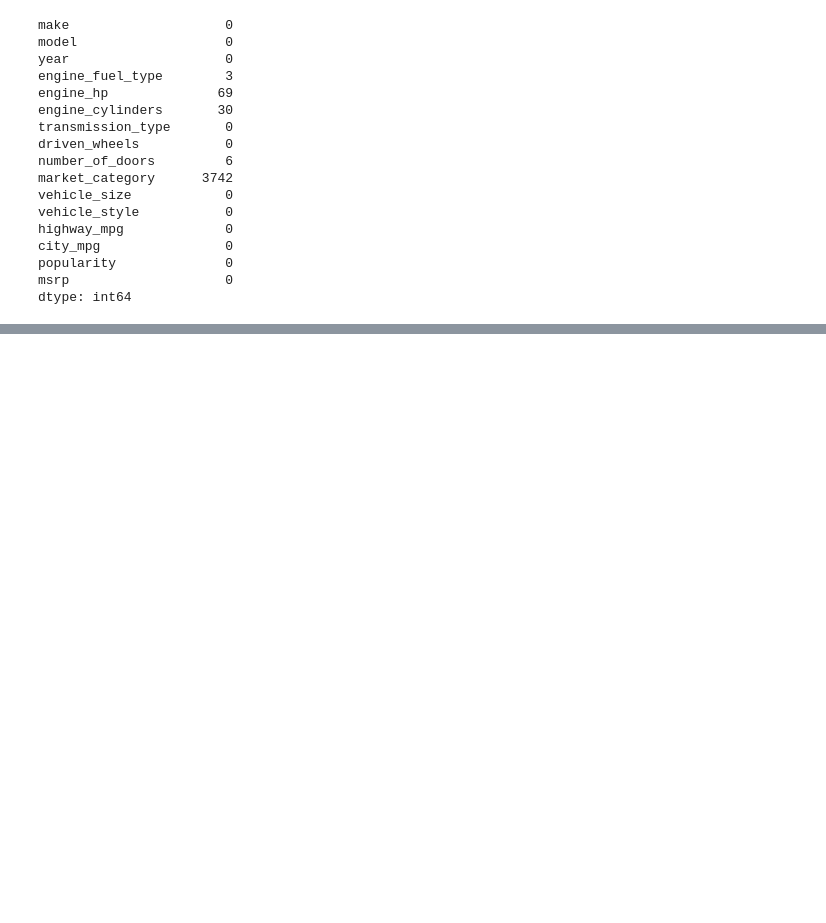
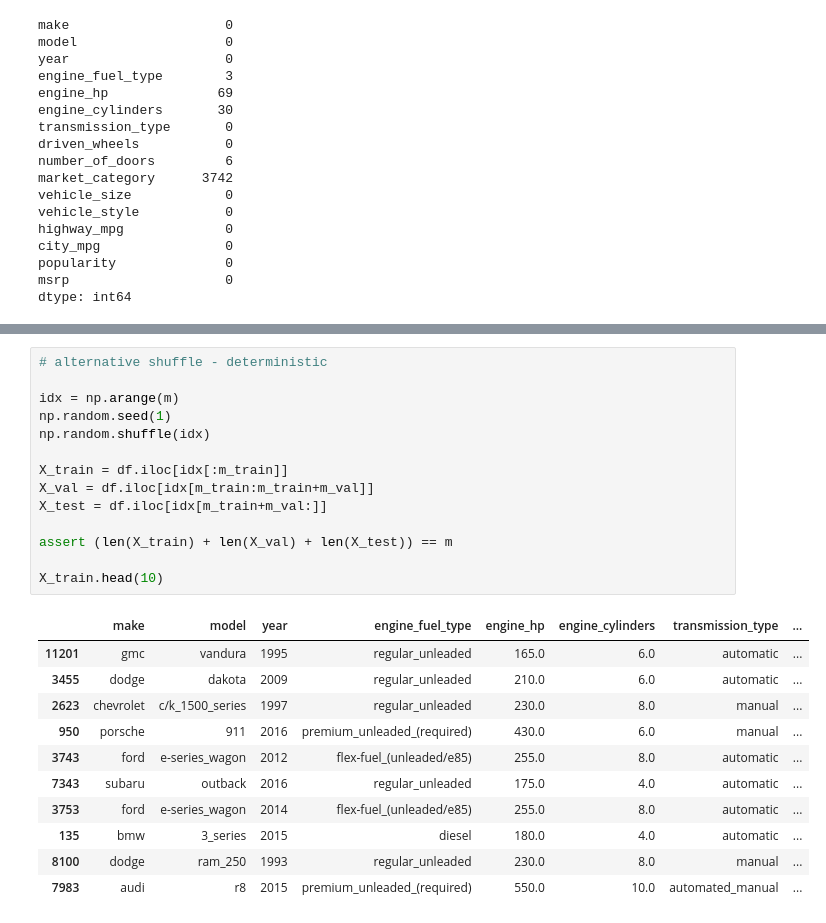
Before and after one commit to piotrswiecik/mlzoomcamp, a Jupyter notebook: various/cars_regression.ipynb, the cells around one changed output, grey strips where cells are left out. Saved outputs shown, nothing was run; the diff lists cells and outputs as text; blank space fills up the shorter version.

```diff
--- a/various/cars_regression.ipynb
+++ b/various/cars_regression.ipynb
@@ -178,0 +231,26 @@ dtype: int64
+# %%
+# alternative shuffle - deterministic
+
+idx = np.arange(m)
+np.random.seed(1)
+np.random.shuffle(idx)
+
+X_train = df.iloc[idx[:m_train]]
+X_val = df.iloc[idx[m_train:m_train+m_val]]
+X_test = df.iloc[idx[m_train+m_val:]]
+
+assert (len(X_train) + len(X_val) + len(X_test)) == m
+
+X_train.head(10)
+# %% [output]
+|  | make | model | year | engine_fuel_type | engine_hp | engine_cylinders | transmission_type | ... |
+| 11201 | gmc | vandura | 1995 | regular_unleaded | 165.0 | 6.0 | automatic | ... |
+| 3455 | dodge | dakota | 2009 | regular_unleaded | 210.0 | 6.0 | automatic | ... |
+| 2623 | chevrolet | c/k_1500_series | 1997 | regular_unleaded | 230.0 | 8.0 | manual | ... |
+| 950 | porsche | 911 | 2016 | premium_unleaded_(required) | 430.0 | 6.0 | manual | ... |
+| 3743 | ford | e-series_wagon | 2012 | flex-fuel_(unleaded/e85) | 255.0 | 8.0 | automatic | ... |
+| 7343 | subaru | outback | 2016 | regular_unleaded | 175.0 | 4.0 | automatic | ... |
+| 3753 | ford | e-series_wagon | 2014 | flex-fuel_(unleaded/e85) | 255.0 | 8.0 | automatic | ... |
+| 135 | bmw | 3_series | 2015 | diesel | 180.0 | 4.0 | automatic | ... |
+| 8100 | dodge | ram_250 | 1993 | regular_unleaded | 230.0 | 8.0 | manual | ... |
+| 7983 | audi | r8 | 2015 | premium_unleaded_(required) | 550.0 | 10.0 | automated_manual | ... |
```
Also changed, not shown: parts of 6 cells of this notebook.
